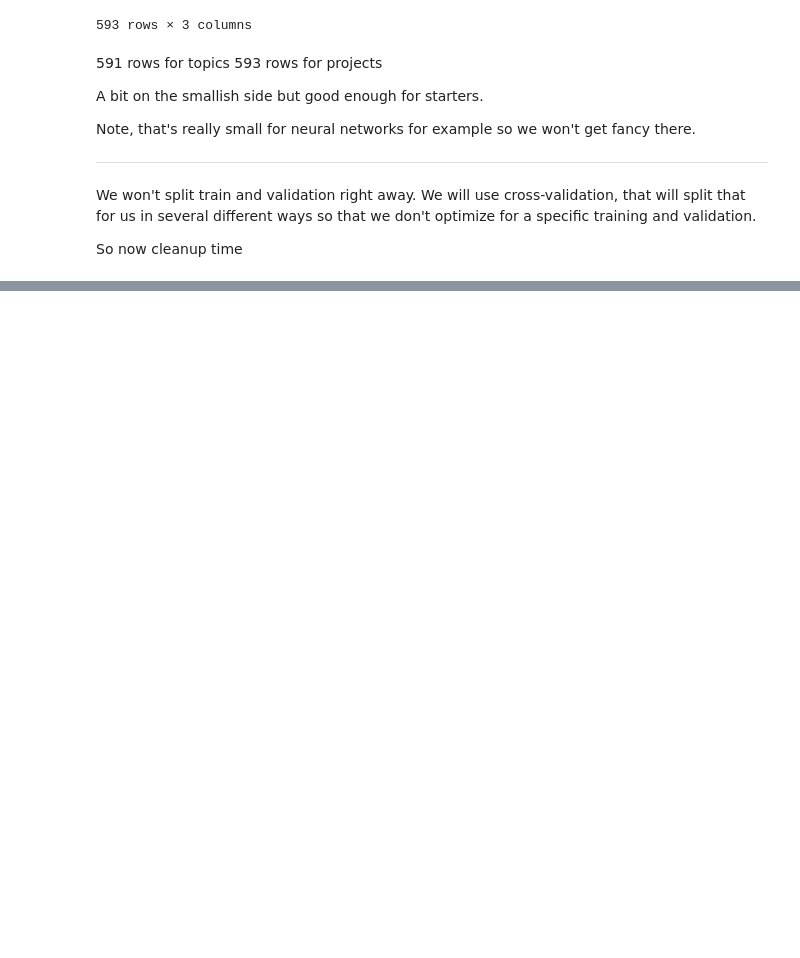
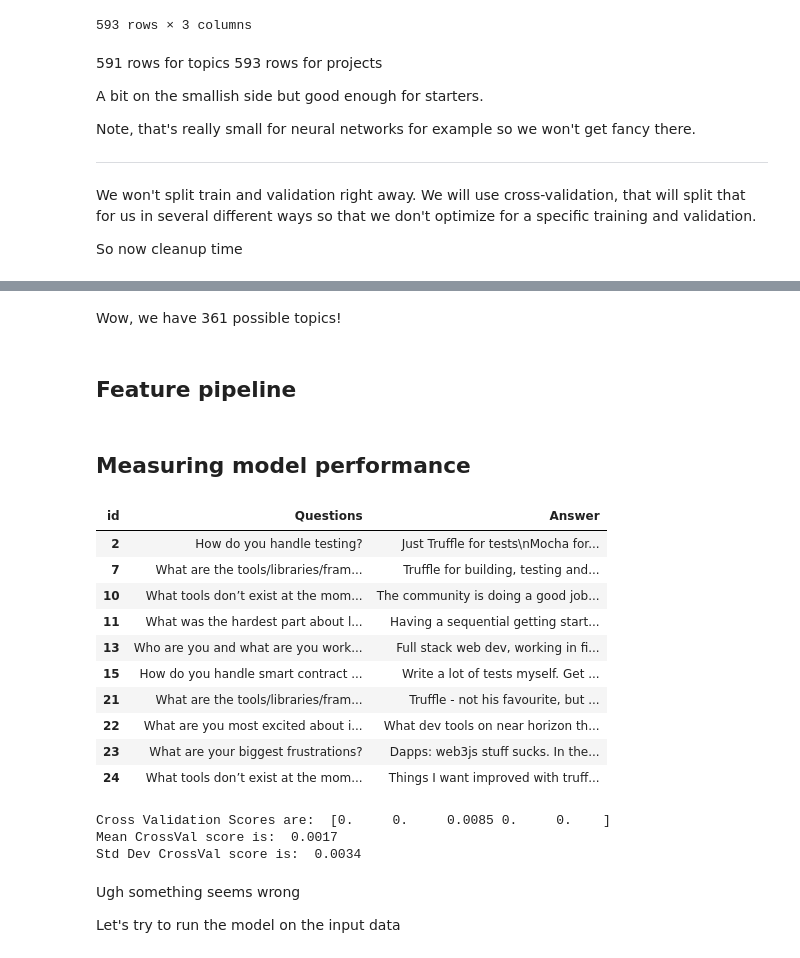
Before and after one commit to status-im/datasets, a Jupyter notebook: 201807_ETHPrize/ETHPrize_tagged_data_analysis.ipynb, the cells around one changed output, grey strips where cells are left out. Saved outputs shown, nothing was run; the diff lists cells and outputs as text; code cells hidden in the pictures; blank space fills up the shorter version.

Commit message:
Finalize multilabel logistic regression on projects and topics

```diff
--- a/201807_ETHPrize/ETHPrize_tagged_data_analysis.ipynb
+++ b/201807_ETHPrize/ETHPrize_tagged_data_analysis.ipynb
@@ -279,0 +395,4 @@ del cleaned
+# %% [markdown]
+Wow, we have 361 possible topics!
+# %% [markdown]
+## Feature pipeline
@@ -279,0 +420,2 @@ del cleaned
+# %% [markdown]
+## Measuring model performance
@@ -279,0 +429,25 @@ del cleaned
+# %%
+X_topics = topics_df.drop('Topics', axis = 1)
+X_topics.head(10)
+# %% [output]
+| id | Questions | Answer |
+| 2 | How do you handle testing? | Just Truffle for tests\nMocha for... |
+| 7 | What are the tools/libraries/fram... | Truffle for building, testing and... |
+| 10 | What tools don’t exist at the mom... | The community is doing a good job... |
+| 11 | What was the hardest part about l... | Having a sequential getting start... |
+| 13 | Who are you and what are you work... | Full stack web dev, working in fi... |
+| 15 | How do you handle smart contract ... | Write a lot of tests myself. Get ... |
+| 21 | What are the tools/libraries/fram... | Truffle - not his favourite, but ... |
+| 22 | What are you most excited about i... | What dev tools on near horizon th... |
+| 23 | What are your biggest frustrations? | Dapps: web3js stuff sucks. In the... |
+| 24 | What tools don’t exist at the mom... | Things I want improved with truff... |
+# %%
+crossval(pipeline, X_topics, y_topics, 5) # We test our model with 5 different splits of train/validation set
+# %% [output]
+Cross Validation Scores are:  [0.     0.     0.0085 0.     0.    ]
+Mean CrossVal score is:  0.0017
+Std Dev CrossVal score is:  0.0034
+# %% [markdown]
+Ugh something seems wrong
+
+Let's try to run the model on the input data
```
Also changed, not shown: parts of 30 cells of this notebook.
